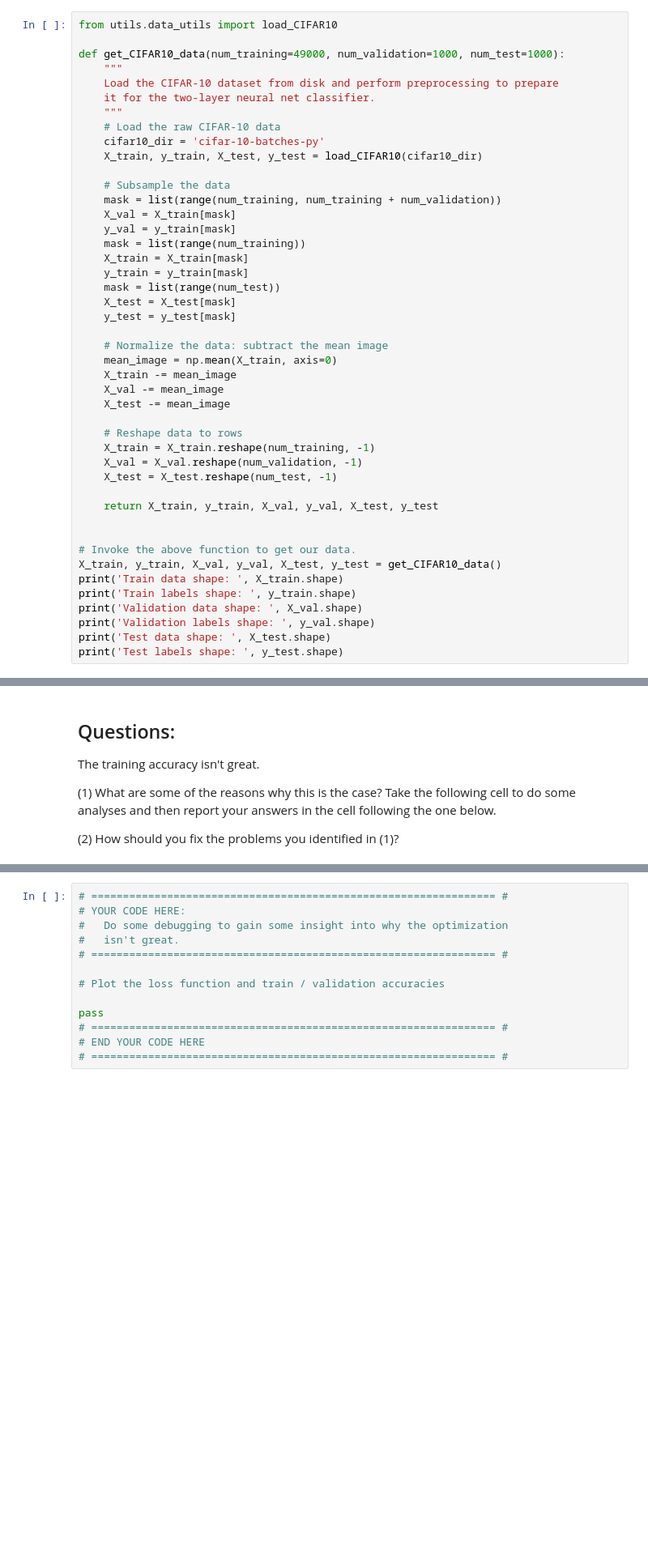
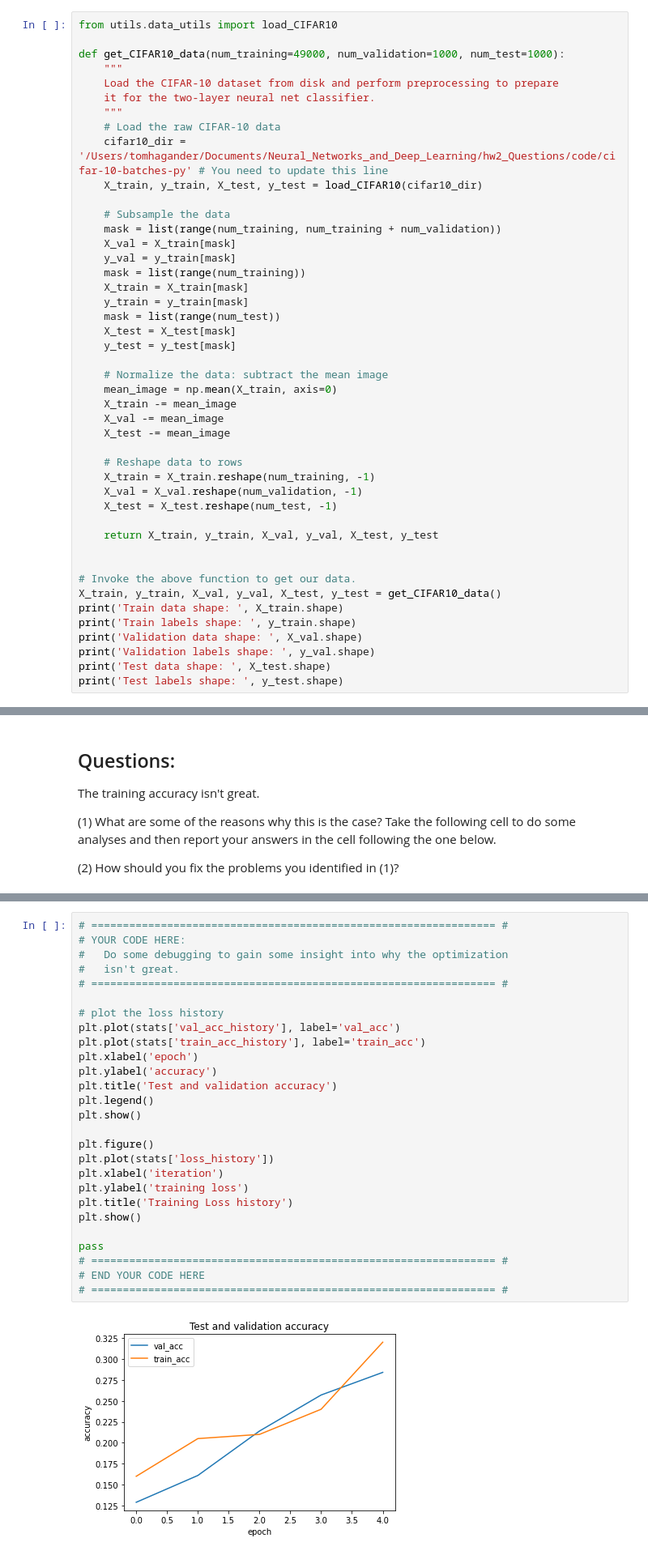
Before and after one commit to tomhagander/neuralnets-deeplearn, a Jupyter notebook: HW3_code/two_layer_nn.ipynb, the cells around one changed output, grey strips where cells are left out. Shown at 81% size. Saved outputs shown, nothing was run; the diff lists cells and outputs as text; blank space fills up the shorter version.

```diff
--- a/HW3_code/two_layer_nn.ipynb
+++ b/HW3_code/two_layer_nn.ipynb
@@ -165,7 +159,7 @@ def get_CIFAR10_data(num_training=49000, num_validation=1000, num_test=1000):
     it for the two-layer neural net classifier.
     """
     # Load the raw CIFAR-10 data
-    cifar10_dir = 'cifar-10-batches-py'
+    cifar10_dir = '/Users/tomhagander/Documents/Neural_Networks_and_Deep_Learning/hw2_Questions/code/cifar-10-batches-py' # You need to update this line
     X_train, y_train, X_test, y_test = load_CIFAR10(cifar10_dir)
 
     # Subsample the data
@@ -236,13 +251,29 @@ stats['train_acc_history']
 # %%
 # ================================================================ #
 # YOUR CODE HERE:
 #   Do some debugging to gain some insight into why the optimization
 #   isn't great.
 # ================================================================ #
 
-# Plot the loss function and train / validation accuracies
+# plot the loss history
+plt.plot(stats['val_acc_history'], label='val_acc')
+plt.plot(stats['train_acc_history'], label='train_acc')
+plt.xlabel('epoch')
+plt.ylabel('accuracy')
+plt.title('Test and validation accuracy')
+plt.legend()
+plt.show()
+
+plt.figure()
+plt.plot(stats['loss_history'])
+plt.xlabel('iteration')
+plt.ylabel('training loss')
+plt.title('Training Loss history')
+plt.show()
 
 pass
 # ================================================================ #
 # END YOUR CODE HERE
 # ================================================================ #
+# %% [output]
+[figure, added]
```
Also changed, not shown: parts of 16 cells of this notebook, 20 other files.
